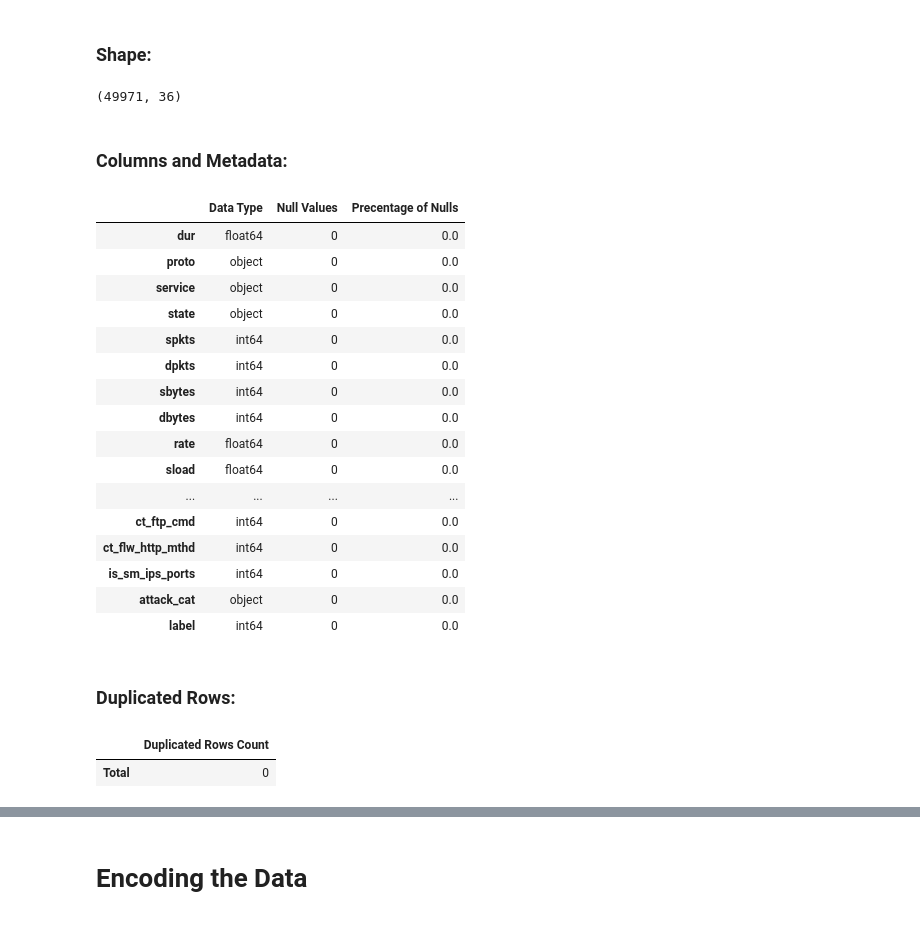
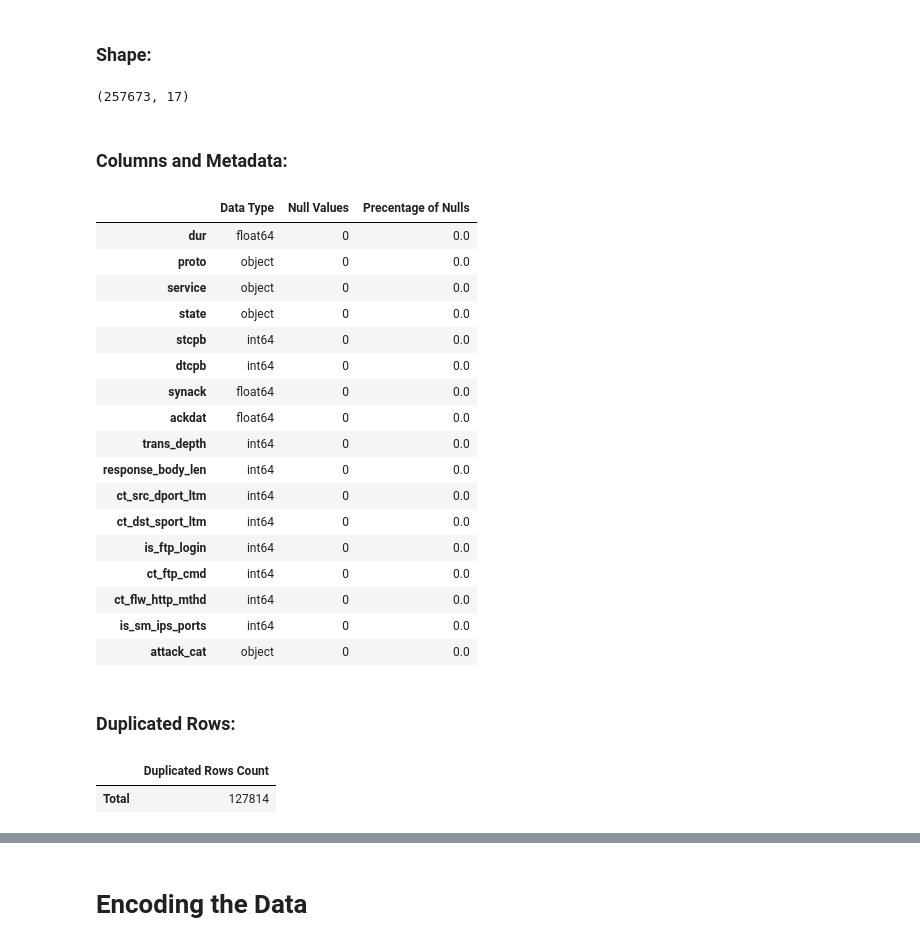
Before and after one commit to AuspicesAI/ScytheEx-Hackathon, a Jupyter notebook: ai/notebooks/PreProcessing.ipynb, the cells around one changed output, grey strips where cells are left out. Saved outputs shown, nothing was run; the diff lists cells and outputs as text; code cells hidden in the pictures.

```diff
--- a/ai/notebooks/PreProcessing.ipynb
+++ b/ai/notebooks/PreProcessing.ipynb
@@ -15,0 +7,35 @@ test.drop_duplicates(inplace=True)
+# %%
+# titles = [
+#     "dur",
+#     "proto",
+#     "service",
+#     "state",
+#     "stcpb",
+#     "dtcpb",
+#     "synack",
+#     "ackdat",
+#     "trans_depth",
+#     "response_body_len",
+#     "ct_src_dport_ltm",
+#     "ct_dst_sport_ltm",
+#     "is_ftp_login",
+#     "ct_ftp_cmd",
+#     "ct_flw_http_mthd",
+#     "is_sm_ips_ports",
+#     "attack_cat"
+# ]
+
+
+train = pd.read_csv("data/training.csv")
+test = pd.read_csv("data/testing.csv")
+
+combined_df = pd.concat([train, test], ignore_index=True)
+
+# Shuffle the combined DataFrame
+df = combined_df.sample(frac=1).reset_index(drop=True)
+
+# df = df[titles]
+
+df_info = DataSetInformation(df)
+
+df.drop_duplicates(inplace=True)
@@ -42,27 +134,28 @@ train_info.dataframe_summary()
 # %%
-test_info.dataframe_summary()
+df_info.dataframe_summary()
 # %% [output]
 ### Shape:
-(49971, 36)
+(257673, 17)
 ### Columns and Metadata:
 |  | Data Type | Null Values | Precentage of Nulls |
 | dur | float64 | 0 | 0.0 |
 | proto | object | 0 | 0.0 |
 | service | object | 0 | 0.0 |
 | state | object | 0 | 0.0 |
-| spkts | int64 | 0 | 0.0 |
-| dpkts | int64 | 0 | 0.0 |
-| sbytes | int64 | 0 | 0.0 |
-| dbytes | int64 | 0 | 0.0 |
-| rate | float64 | 0 | 0.0 |
-| sload | float64 | 0 | 0.0 |
-| ... | ... | ... | ... |
+| stcpb | int64 | 0 | 0.0 |
+| dtcpb | int64 | 0 | 0.0 |
+| synack | float64 | 0 | 0.0 |
+| ackdat | float64 | 0 | 0.0 |
+| trans_depth | int64 | 0 | 0.0 |
+| response_body_len | int64 | 0 | 0.0 |
+| ct_src_dport_ltm | int64 | 0 | 0.0 |
+| ct_dst_sport_ltm | int64 | 0 | 0.0 |
+| is_ftp_login | int64 | 0 | 0.0 |
 | ct_ftp_cmd | int64 | 0 | 0.0 |
 | ct_flw_http_mthd | int64 | 0 | 0.0 |
 | is_sm_ips_ports | int64 | 0 | 0.0 |
 | attack_cat | object | 0 | 0.0 |
-| label | int64 | 0 | 0.0 |
 ### Duplicated Rows:
 |  | Duplicated Rows Count |
-| Total | 0 |
+| Total | 127814 |
 # %%
```
Also changed, not shown: parts of 30 cells of this notebook, 9 other files.
